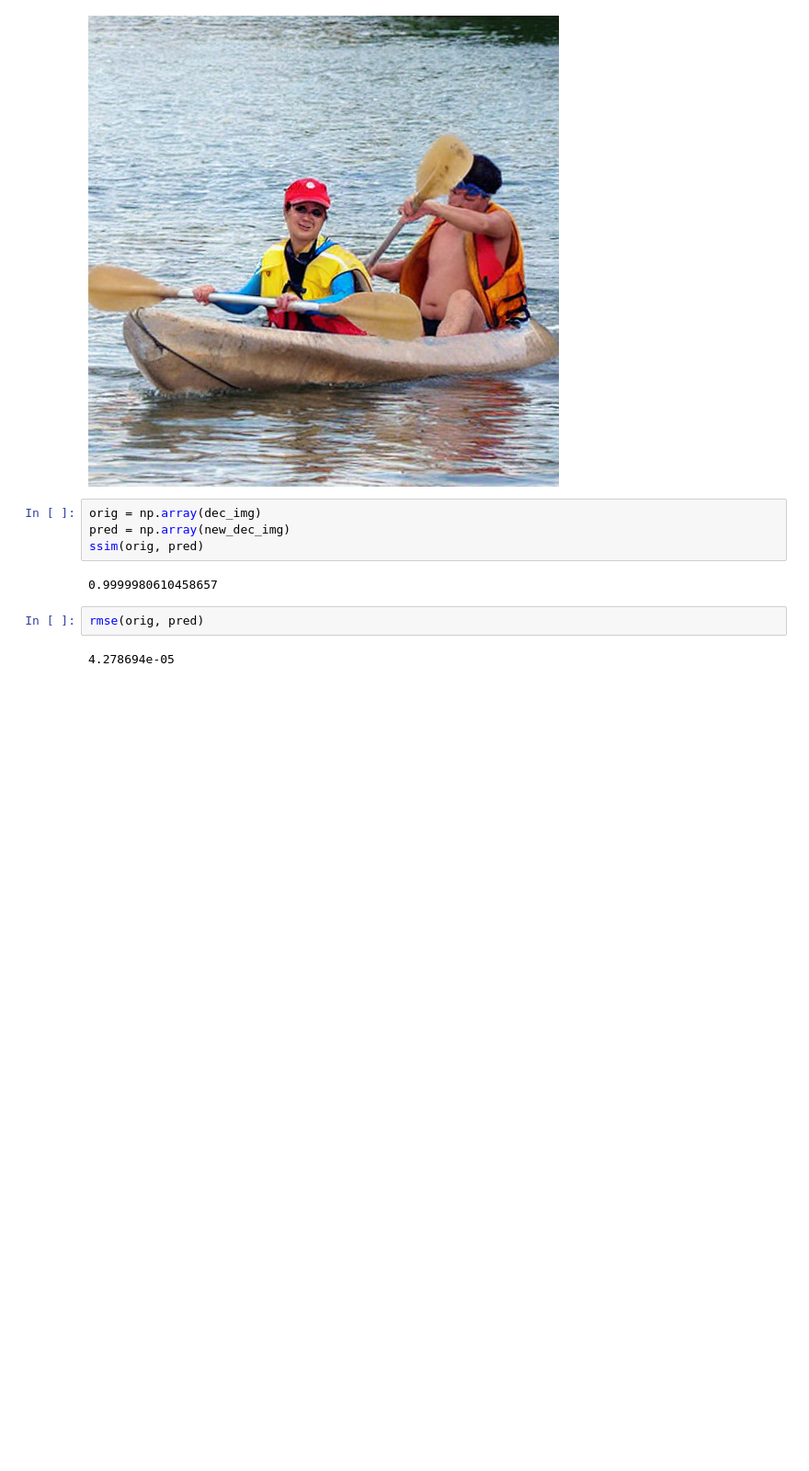
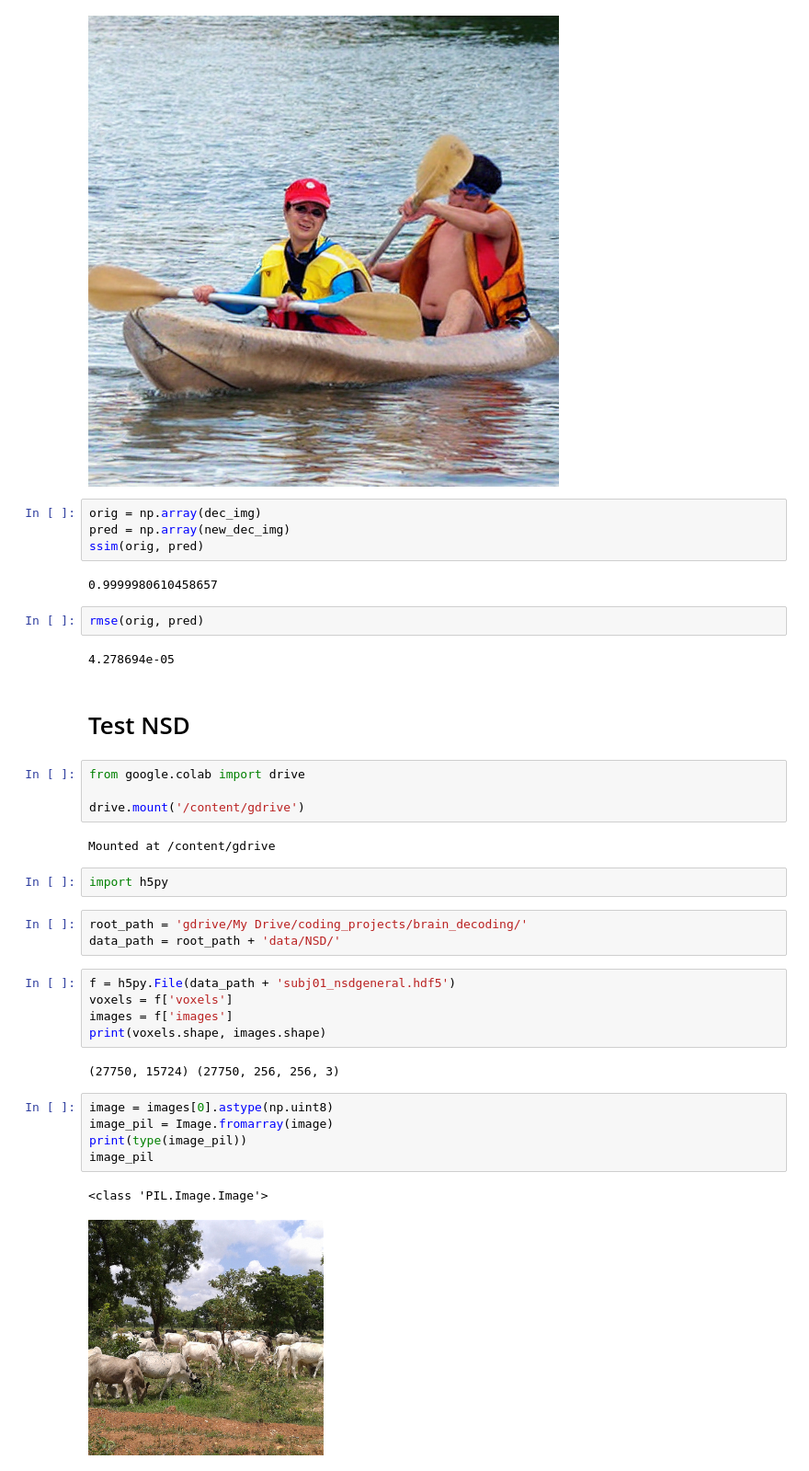
Before and after one commit to ichiyan/BrainDecoding, a Jupyter notebook: sd_pretrained_autoencoder_test.ipynb, the cells around one changed output. Shown at 92% size. Saved outputs shown, nothing was run; the diff lists cells and outputs as text; blank space fills up the shorter version.

Commit message:
test NSD data

```diff
--- a/sd_pretrained_autoencoder_test.ipynb
+++ b/sd_pretrained_autoencoder_test.ipynb
@@ -192,3 +193,31 @@ ssim(orig, pred)
 rmse(orig, pred)
 # %% [output]
 4.278694e-05
+# %% [markdown]
+# Test NSD
+# %%
+from google.colab import drive
+
+drive.mount('/content/gdrive')
+# %% [output]
+Mounted at /content/gdrive
+# %%
+import h5py
+# %%
+root_path = 'gdrive/My Drive/coding_projects/brain_decoding/'
+data_path = root_path + 'data/NSD/'
+# %%
+f = h5py.File(data_path + 'subj01_nsdgeneral.hdf5')
+voxels = f['voxels']
+images = f['images']
+print(voxels.shape, images.shape)
+# %% [output]
+(27750, 15724) (27750, 256, 256, 3)
+# %%
+image = images[0].astype(np.uint8)
+image_pil = Image.fromarray(image)
+print(type(image_pil))
+image_pil
+# %% [output]
+<class 'PIL.Image.Image'>
+[figure, added]
```
Also changed, not shown: parts of 6 cells of this notebook.
